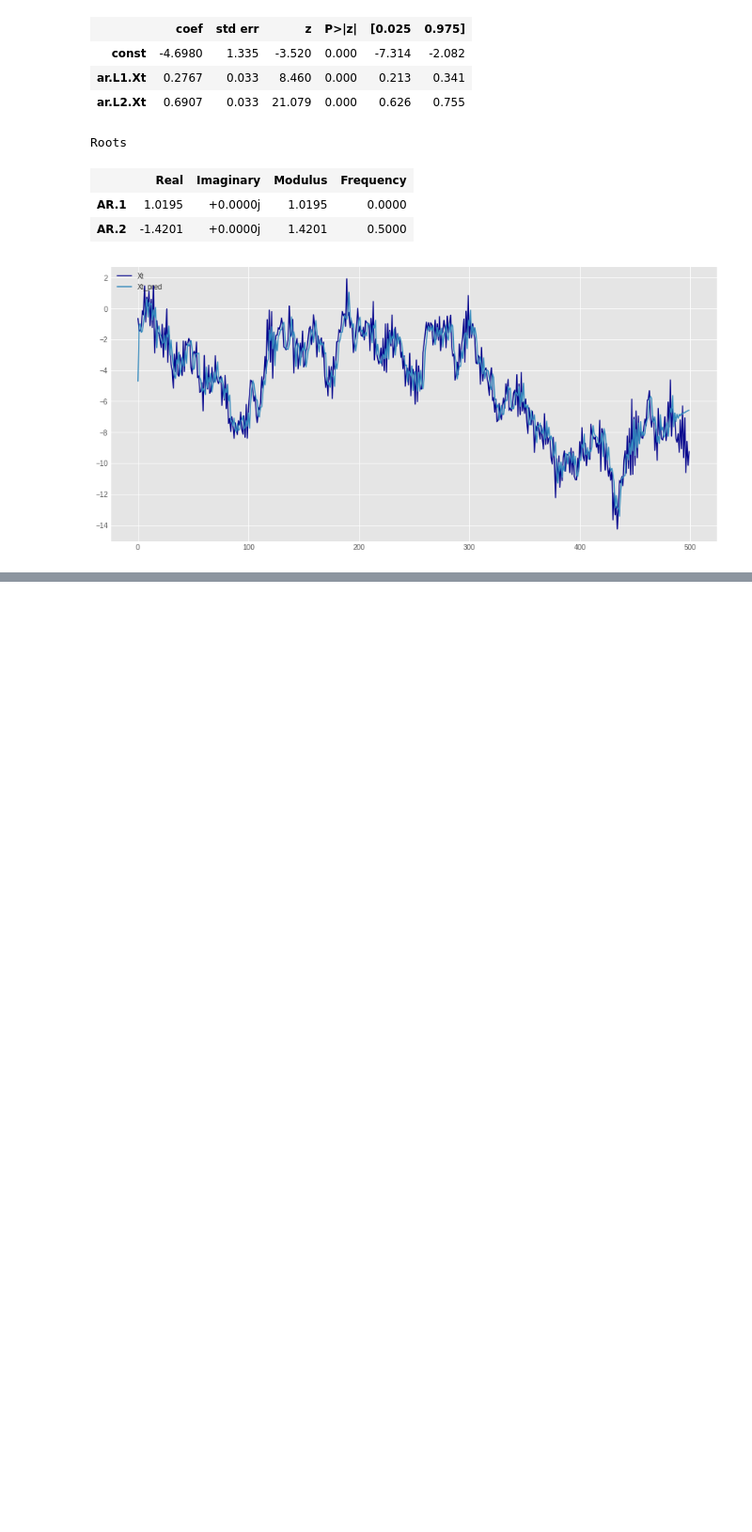
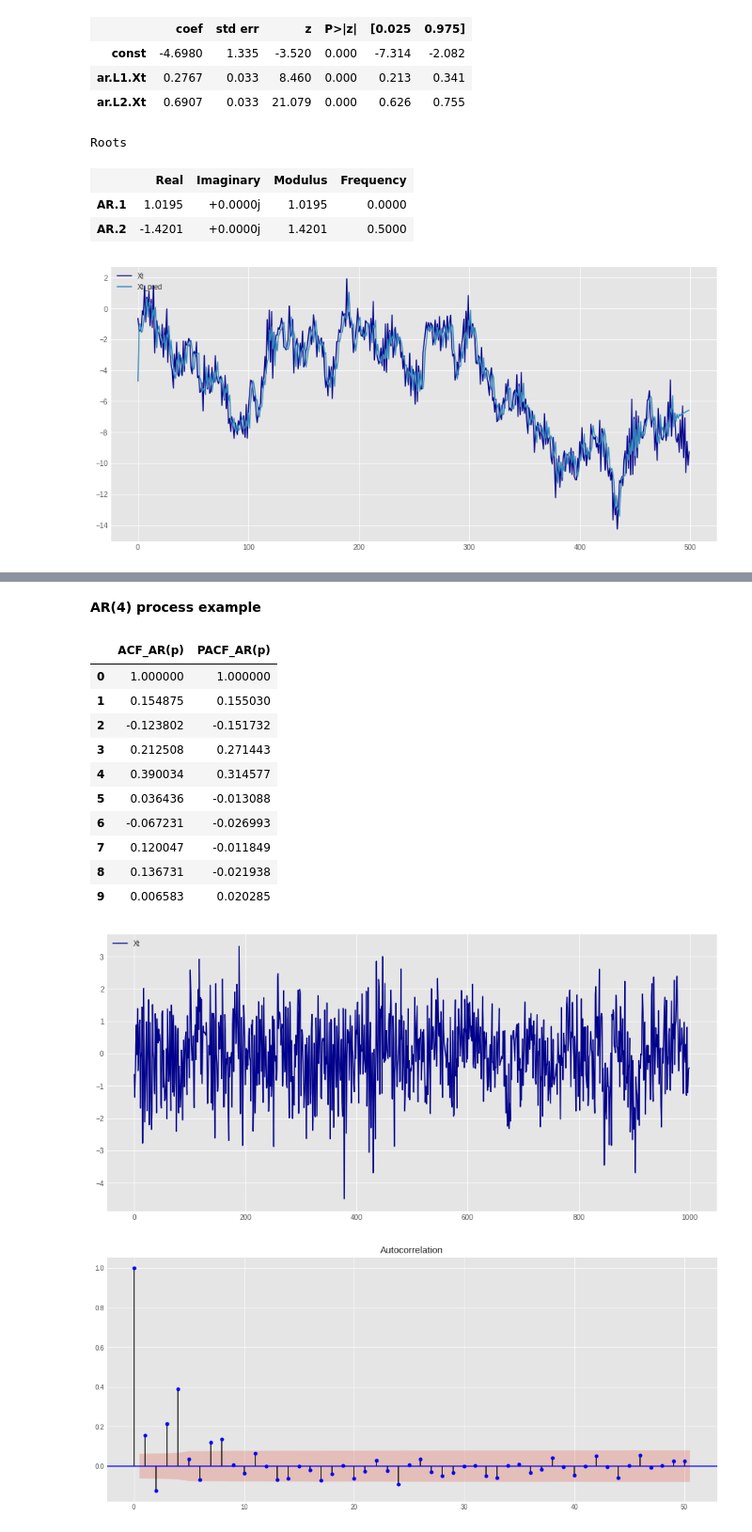
Before and after one commit to ErickEduardoAH/TimeSeriesAnalysis, a Jupyter notebook: 1.3 Time Series Stationary Models - Autoregresive Time Series.ipynb, the cells around one changed output, grey strips where cells are left out. Shown at 94% size. Saved outputs shown, nothing was run; the diff lists cells and outputs as text; code cells hidden in the pictures; blank space fills up the shorter version.

Commit message:
AR[p] process

```diff
--- a/1.3 Time Series Stationary Models - Autoregresive Time Series.ipynb
+++ b/1.3 Time Series Stationary Models - Autoregresive Time Series.ipynb
@@ -1049,0 +1097,2 @@ plotTimeSeries(time_series_df)
+# %% [markdown]
+**AR(4) process example**
@@ -1049,0 +1113,43 @@ plotTimeSeries(time_series_df)
+# %%
+from statsmodels.graphics.tsaplots import plot_acf, plot_pacf
+from statsmodels.tsa.stattools import acf, pacf
+
+ar = np.array([0.16,-0.15,0.2,0.3])
+n = 1000
+lags=50
+np.random.seed(5000)
+
+Xt = sm.tsa.arma_generate_sample(np.r_[1, -ar],np.r_[1, np.array([0, 0])],n,1)
+time_series_df = pd.DataFrame(Xt)
+time_series_df.columns= ['Xt']
+
+ar_p_cfs = pd.DataFrame([acf(time_series_df['Xt'],nlags=lags),\
+                         pacf(time_series_df['Xt'],nlags=lags)])\
+             .transpose()
+ar_p_cfs.columns = ['ACF_AR(p)','PACF_AR(p)']
+display(ar_p_cfs[:10])
+
+plt.style.use('ggplot')
+plotTimeSeries(time_series_df)
+plt.figsize=(15,10)
+fig = plot_acf(time_series_df['Xt'],lags=lags,c='b')
+fig.set_figwidth(17)
+fig.set_figheight(7)
+fig = plot_pacf(time_series_df['Xt'],lags=lags,c='b')
+fig.set_figwidth(17)
+fig.set_figheight(7)
+plt.show()
+# %% [output]
+|  | ACF_AR(p) | PACF_AR(p) |
+| 0 | 1.000000 | 1.000000 |
+| 1 | 0.154875 | 0.155030 |
+| 2 | -0.123802 | -0.151732 |
+| 3 | 0.212508 | 0.271443 |
+| 4 | 0.390034 | 0.314577 |
+| 5 | 0.036436 | -0.013088 |
+| 6 | -0.067231 | -0.026993 |
+| 7 | 0.120047 | -0.011849 |
+| 8 | 0.136731 | -0.021938 |
+| 9 | 0.006583 | 0.020285 |
+[figure, added]
+[figure, added]
```
Also changed, not shown: parts of 16 cells of this notebook.
